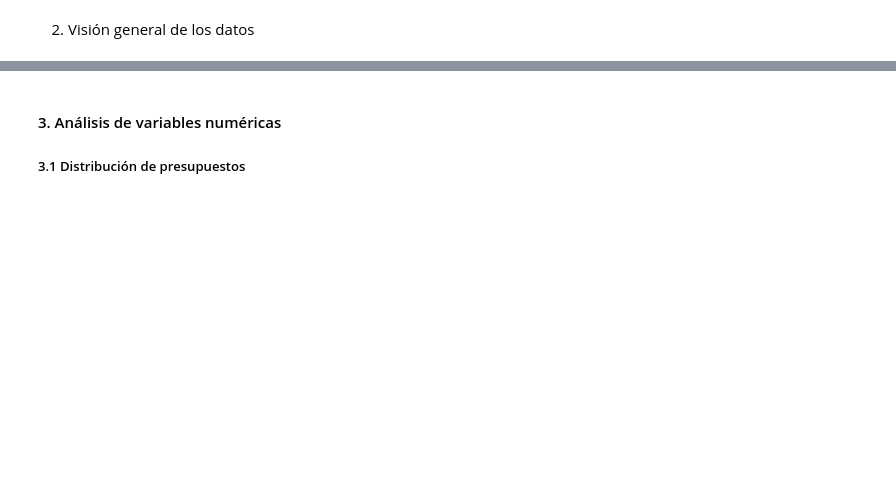
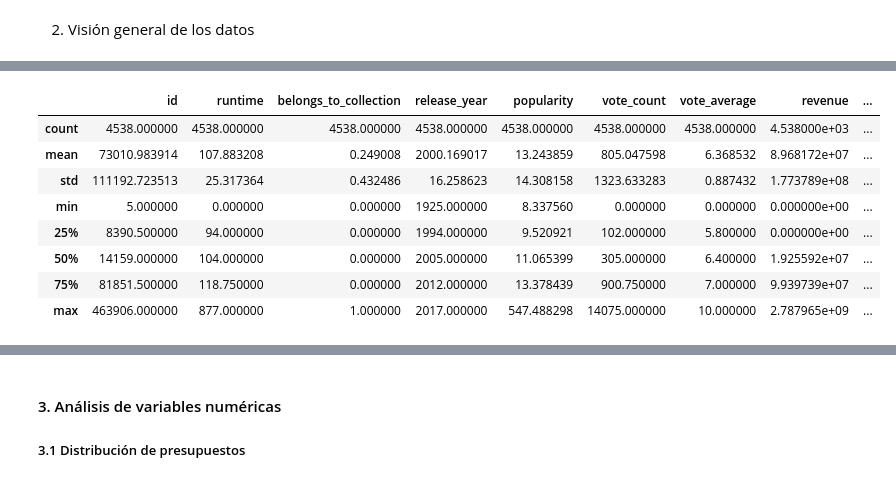
Before and after one commit to Adlazz/movies_rs, a Jupyter notebook: EDA_movies.ipynb, the cells around one changed output, grey strips where cells are left out. Saved outputs shown, nothing was run; the diff lists cells and outputs as text; code cells hidden in the pictures; blank space fills up the shorter version.

```diff
--- a/EDA_movies.ipynb
+++ b/EDA_movies.ipynb
@@ -20,0 +36,12 @@ print(df.describe())
+# %%
+df.describe()
+# %% [output]
+|  | id | runtime | belongs_to_collection | release_year | popularity | vote_count | vote_average | revenue | ... |
+| count | 4538.000000 | 4538.000000 | 4538.000000 | 4538.000000 | 4538.000000 | 4538.000000 | 4538.000000 | 4.538000e+03 | ... |
+| mean | 73010.983914 | 107.883208 | 0.249008 | 2000.169017 | 13.243859 | 805.047598 | 6.368532 | 8.968172e+07 | ... |
+| std | 111192.723513 | 25.317364 | 0.432486 | 16.258623 | 14.308158 | 1323.633283 | 0.887432 | 1.773789e+08 | ... |
+| min | 5.000000 | 0.000000 | 0.000000 | 1925.000000 | 8.337560 | 0.000000 | 0.000000 | 0.000000e+00 | ... |
+| 25% | 8390.500000 | 94.000000 | 0.000000 | 1994.000000 | 9.520921 | 102.000000 | 5.800000 | 0.000000e+00 | ... |
+| 50% | 14159.000000 | 104.000000 | 0.000000 | 2005.000000 | 11.065399 | 305.000000 | 6.400000 | 1.925592e+07 | ... |
+| 75% | 81851.500000 | 118.750000 | 0.000000 | 2012.000000 | 13.378439 | 900.750000 | 7.000000 | 9.939739e+07 | ... |
+| max | 463906.000000 | 877.000000 | 1.000000 | 2017.000000 | 547.488298 | 14075.000000 | 10.000000 | 2.787965e+09 | ... |
```
Also changed, not shown: parts of 17 cells of this notebook, 1 other file.
